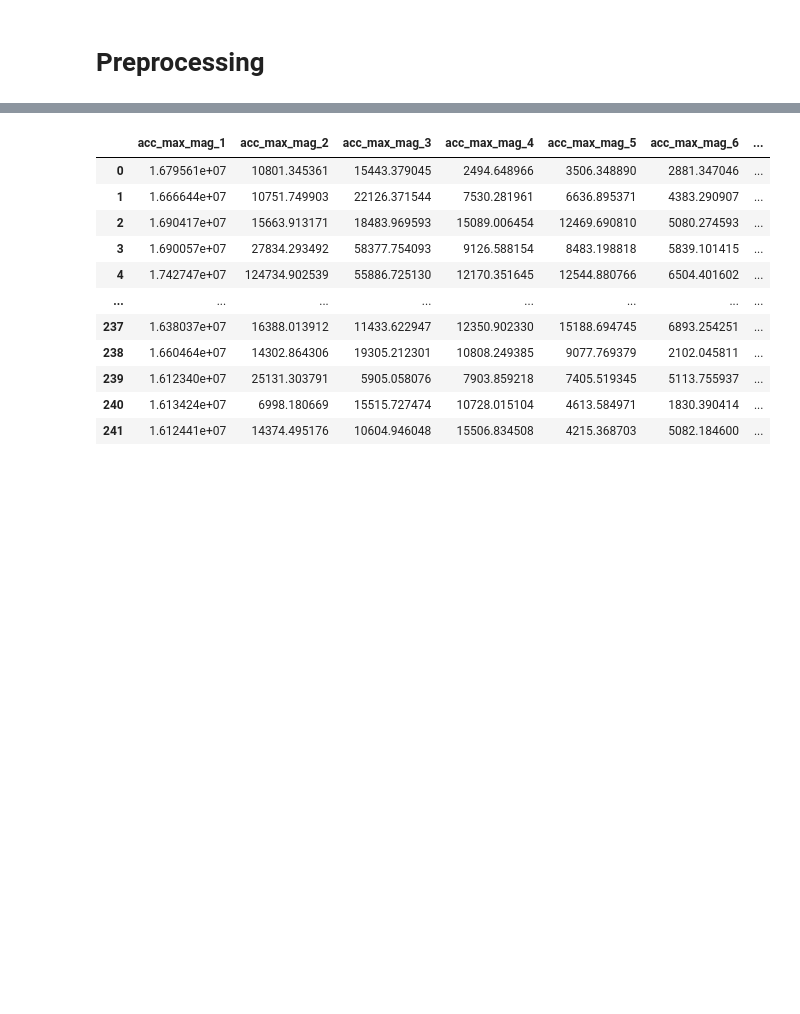
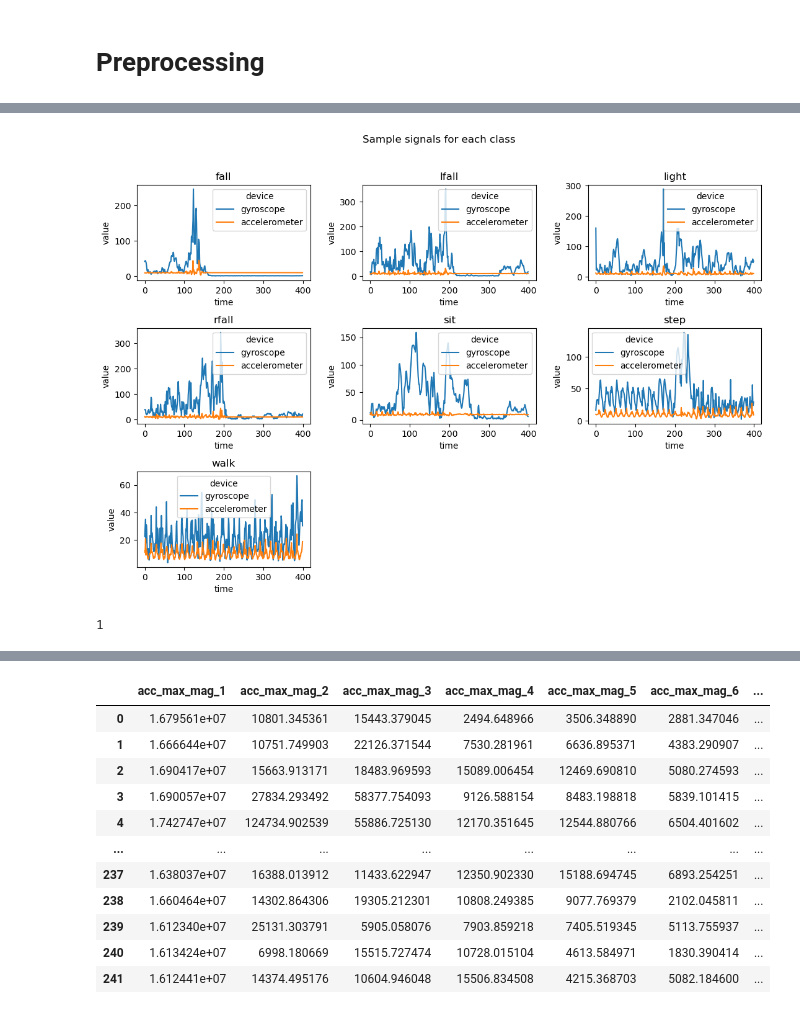
Before and after one commit to nicolagrieco00/Fall_or_not_to_fall, a Jupyter notebook: first_algo.ipynb, the cells around one changed output, grey strips where cells are left out. Saved outputs shown, nothing was run; the diff lists cells and outputs as text; code cells hidden in the pictures; blank space fills up the shorter version.

Commit message:
signal plot

```diff
--- a/first_algo.ipynb
+++ b/first_algo.ipynb
@@ -24,0 +29,3 @@ data
+# %%
+flat_data = flatten_ts(data)
+flat_data
@@ -24,0 +46,5 @@ data
+# %%
+warnings.filterwarnings('ignore')
+df, labels = vectorial_transform(flat_data)
+df["label"] = labels
+df
@@ -24,0 +65,34 @@ data
+# %%
+# Select one row for each different label class
+sampled_rows = df.groupby('label').apply(lambda x: x.sample(1))
+
+# Plot a pattern
+fig, ax = plt.subplots(3, 3, figsize=(13,8))
+pos = {0: (0, 0), 1: (0, 1), 2: (0, 2), 3: (1, 0), 4: (1, 1), 5: (1, 2), 6: (2, 0), 7: (2, 1), 8: (2, 2)}
+i=0
+for label, row in sampled_rows.iterrows():
+    acc = np.array(row[[col for col in row.index if col.startswith('acc')]])
+    gyr = np.array(row[[col for col in row.index if col.startswith('gyr')]])
+    temp = pd.DataFrame({"value":acc,
+                          "time":np.arange(len(acc)),
+                          "device": "accelerometer"})
+    temp1 = pd.DataFrame({"value":gyr,
+                          "time":np.arange(len(acc)),
+                          "device": "gyroscope"})
+    temp = pd.concat([temp1,temp])
+
+    sns.lineplot(data=temp, x="time", y="value", hue="device", ax = ax[pos[i]], legend="brief")
+    ax[pos[i]].set_title(label[0])
+    i+=1
+
+plt.suptitle("Sample signals for each class")
+plt.subplots_adjust(hspace=0.5, wspace=0.3)
+plt.delaxes(ax[pos[7]])
+plt.delaxes(ax[pos[8]])
+plt.show()
+# %% [output]
+[figure, added]
+# %%
+4//3
+# %% [output]
+1
```
Also changed, not shown: parts of 10 cells of this notebook, 2 other files.
